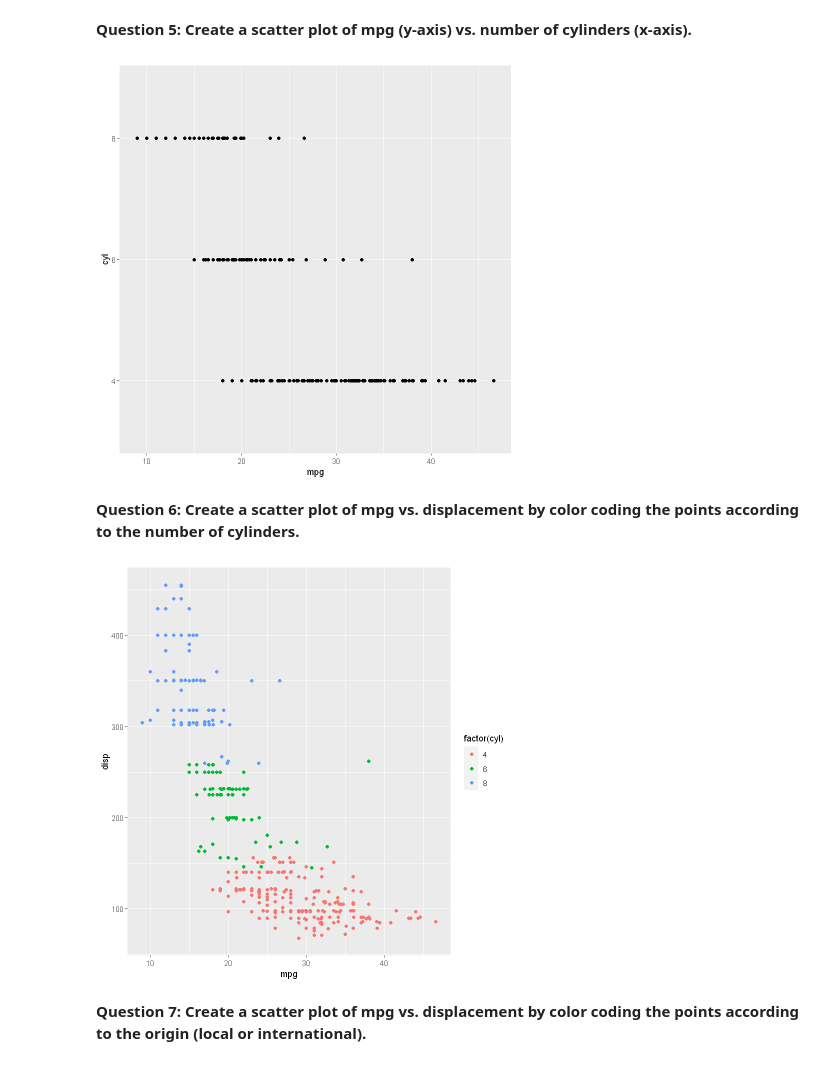
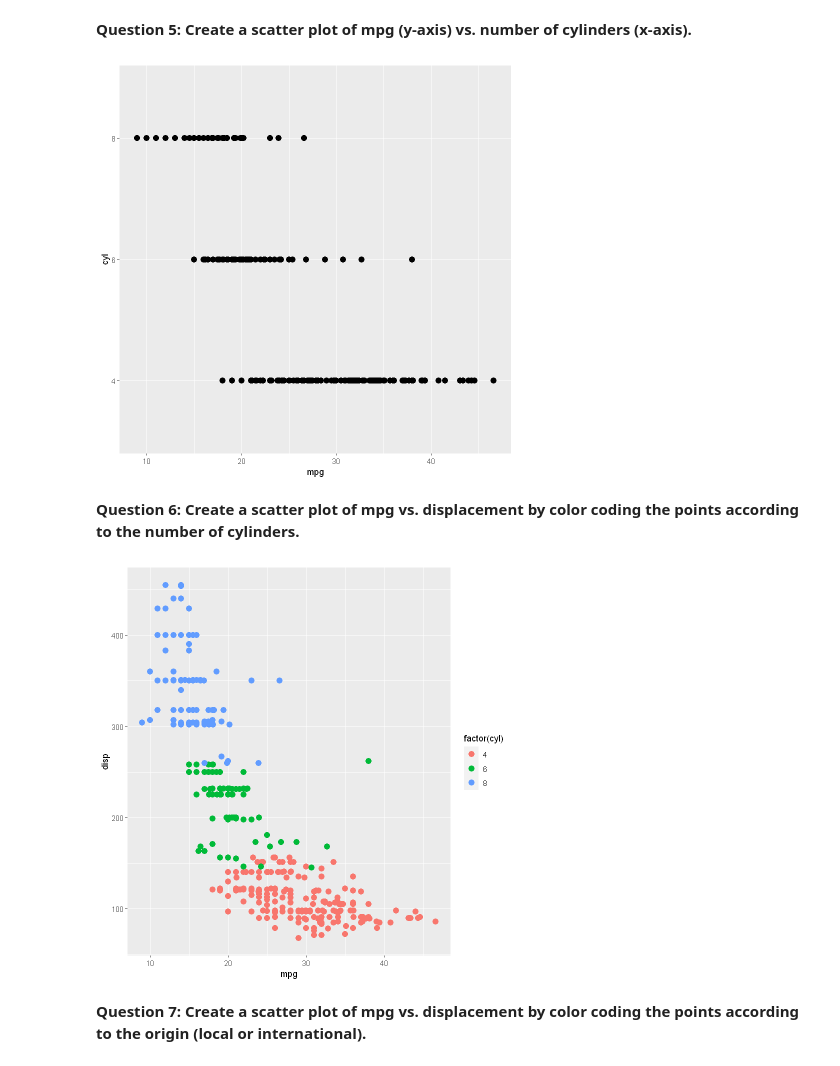
Before and after one commit to prathikshetty9b/Applied-Probability-and-Statistics, a Jupyter notebook: Codes/Lab-Exam/AAPS_LabFinal_PrathikBShetty.ipynb, the cells around one changed output. Saved outputs shown, nothing was run; the diff lists cells and outputs as text; code cells hidden in the pictures.

```diff
--- a/Codes/Lab-Exam/AAPS_LabFinal_PrathikBShetty.ipynb
+++ b/Codes/Lab-Exam/AAPS_LabFinal_PrathikBShetty.ipynb
@@ -139,18 +139,18 @@ A matrix: 2 × 1 of type dbl
 **Question 5: Create a scatter plot of mpg (y-axis) vs. number of cylinders (x-axis).**
 # %%
 p1 = ggplot(data = autompg, aes(x = mpg, y = cyl)) +
-  geom_point()
+  geom_point(size= 3)
 p1
 # %% [output]
-[figure, old version]
+[figure, new version]
 # %% [markdown]
 **Question 6: Create a scatter plot of mpg vs. displacement by color coding the points according to the number of cylinders.**
 # %%
 p2 = ggplot(autompg, aes(x = mpg, y = disp, color = factor(cyl))) +
-  geom_point()
+  geom_point(size = 3)
 p2
 # %% [output]
-[figure, old version]
+[figure, new version]
 # %% [markdown]
 **Question 7: Create a scatter plot of mpg vs. displacement by color coding the points according to the origin (local or international).**
 # %%
```
Also changed, not shown: parts of 13 cells of this notebook.
